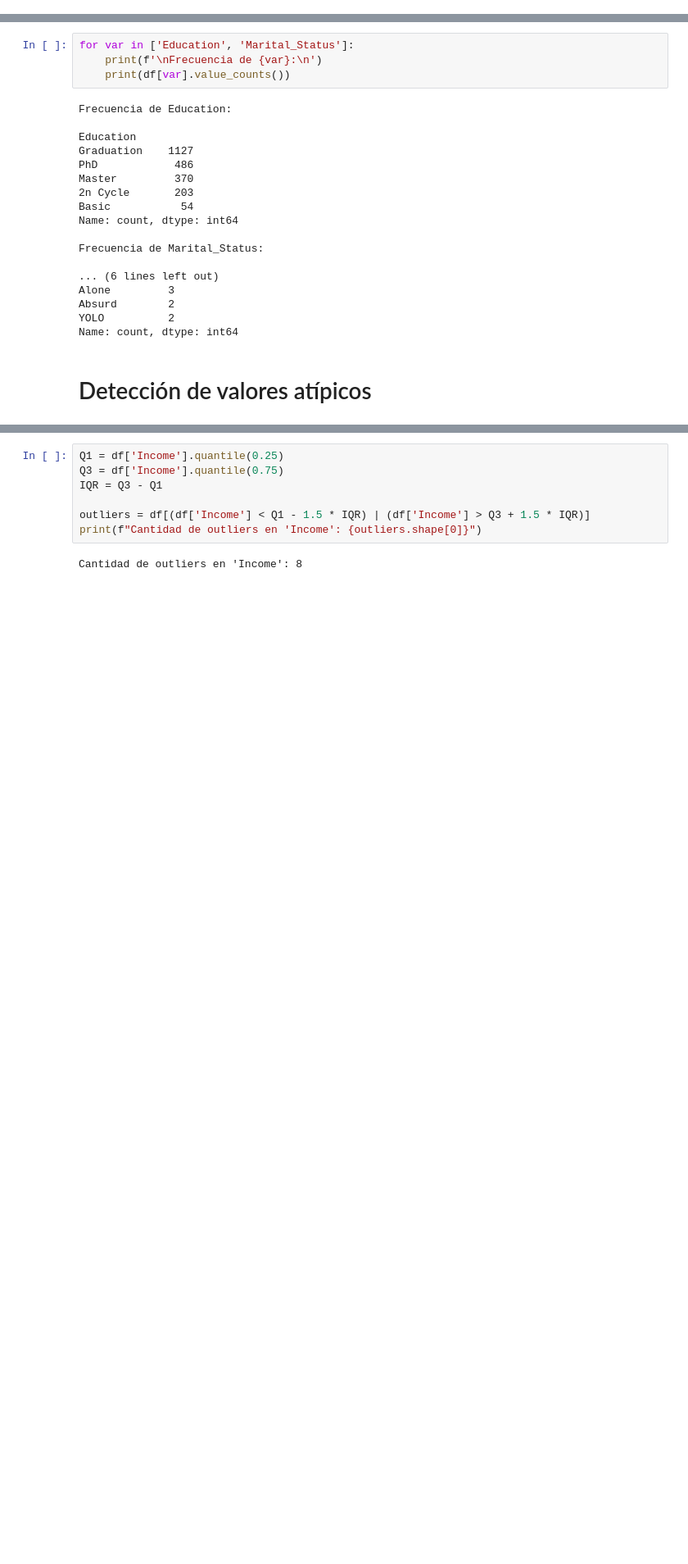
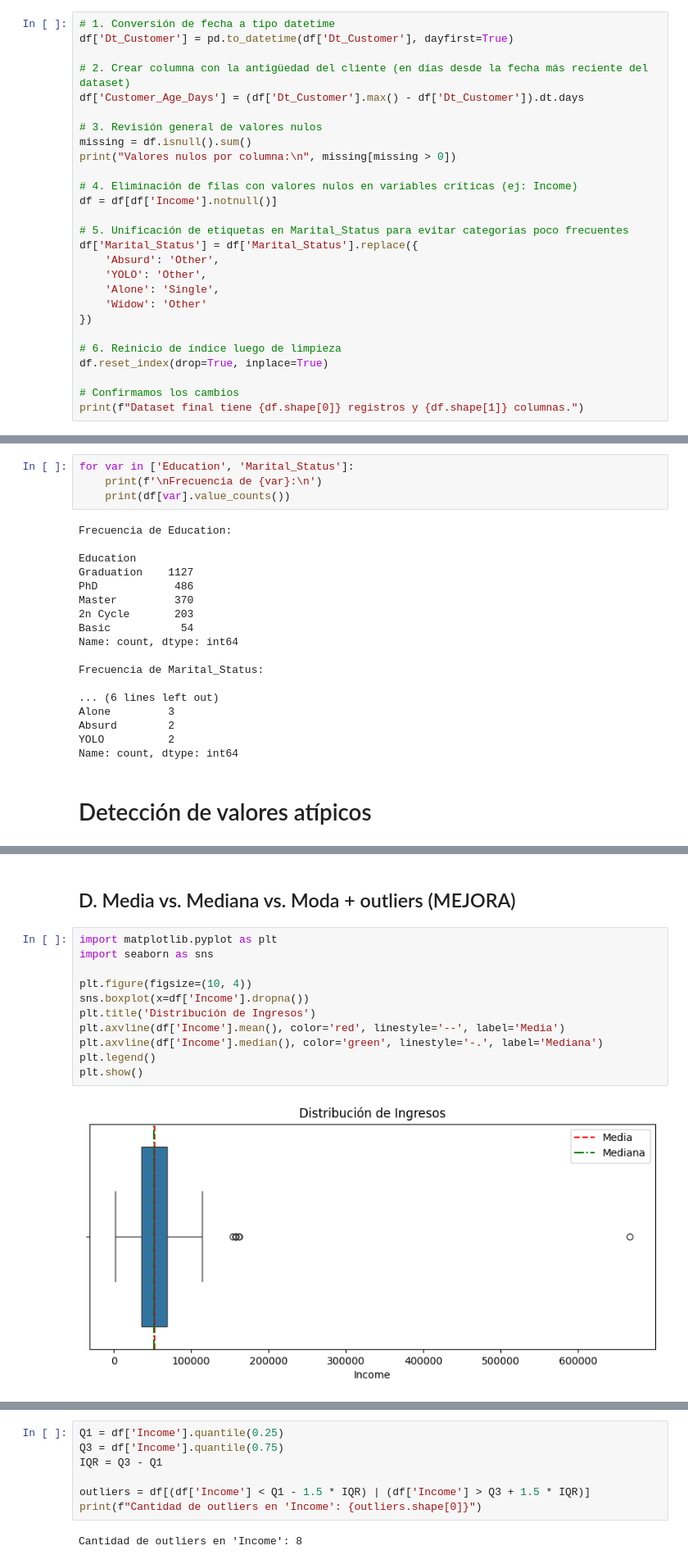
Before and after one commit to Eduardo-G0nzalez/EDA_FundamentosML_EduardoGonzalez, a Jupyter notebook: Evaluacion1EduardoGonzalez.ipynb, the cells around one changed output, grey strips where cells are left out. Shown: that part at 82% size. Saved outputs shown, nothing was run; the diff lists cells and outputs as text; blank space fills up the shorter version.

```diff
--- a/Evaluacion1EduardoGonzalez.ipynb
+++ b/Evaluacion1EduardoGonzalez.ipynb
@@ -90,0 +95,27 @@ Variables numéricas: ['ID', 'Year_Birth', 'Income', 'Kidhome', 'Teenhome', 'Rec
+# %%
+# 1. Conversión de fecha a tipo datetime
+df['Dt_Customer'] = pd.to_datetime(df['Dt_Customer'], dayfirst=True)
+
+# 2. Crear columna con la antigüedad del cliente (en días desde la fecha más reciente del dataset)
+df['Customer_Age_Days'] = (df['Dt_Customer'].max() - df['Dt_Customer']).dt.days
+
+# 3. Revisión general de valores nulos
+missing = df.isnull().sum()
+print("Valores nulos por columna:\n", missing[missing > 0])
+
+# 4. Eliminación de filas con valores nulos en variables críticas (ej: Income)
+df = df[df['Income'].notnull()]
+
+# 5. Unificación de etiquetas en Marital_Status para evitar categorías poco frecuentes
+df['Marital_Status'] = df['Marital_Status'].replace({
+    'Absurd': 'Other',
+    'YOLO': 'Other',
+    'Alone': 'Single',
+    'Widow': 'Other'
+})
+
+# 6. Reinicio de índice luego de limpieza
+df.reset_index(drop=True, inplace=True)
+
+# Confirmamos los cambios
+print(f"Dataset final tiene {df.shape[0]} registros y {df.shape[1]} columnas.")
@@ -201,0 +250,15 @@ Ejemplo con "Income":
+# %% [markdown]
+## D. Media vs. Mediana vs. Moda + outliers (MEJORA)
+# %%
+import matplotlib.pyplot as plt
+import seaborn as sns
+
+plt.figure(figsize=(10, 4))
+sns.boxplot(x=df['Income'].dropna())
+plt.title('Distribución de Ingresos')
+plt.axvline(df['Income'].mean(), color='red', linestyle='--', label='Media')
+plt.axvline(df['Income'].median(), color='green', linestyle='-.', label='Mediana')
+plt.legend()
+plt.show()
+# %% [output]
+[figure, added]
```
Also changed, not shown: parts of 38 cells of this notebook.
